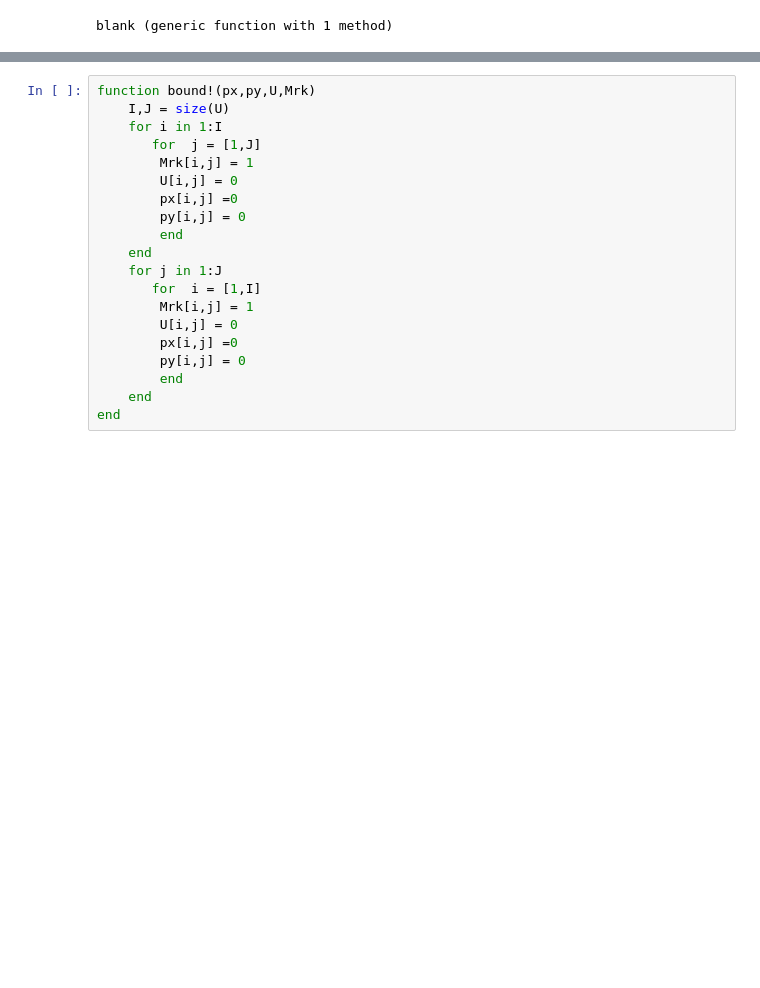
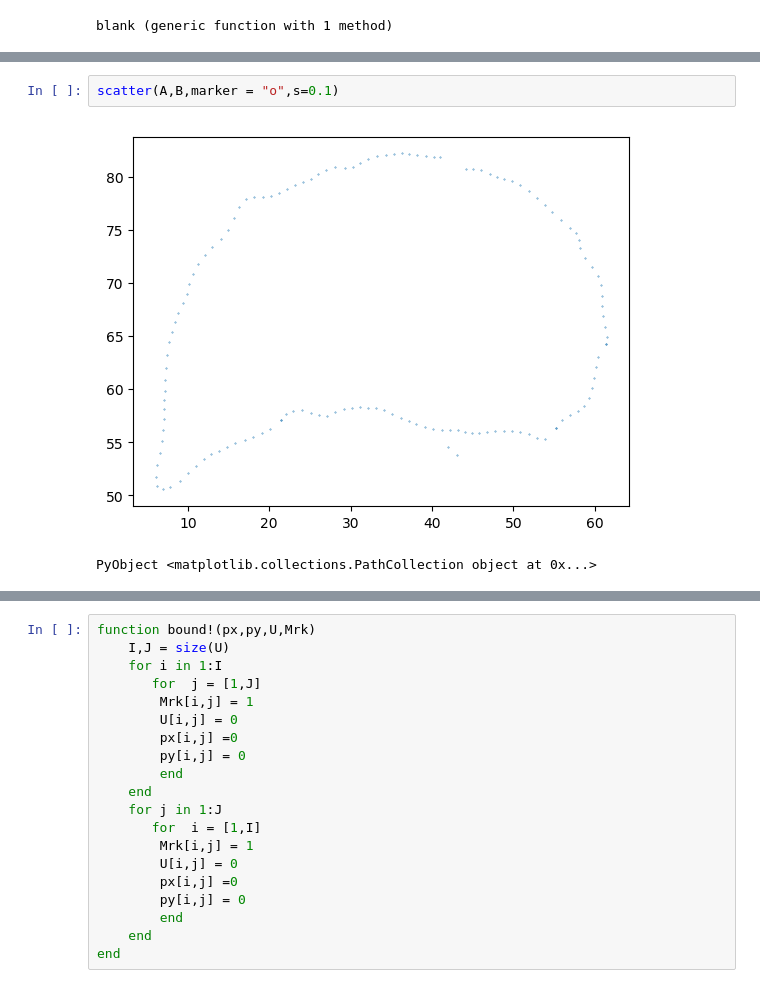
Before and after one commit to bfly123/DIPjulia, a Jupyter notebook: DIP.ipynb, the cells around one changed output, grey strips where cells are left out. Drawn from its saved outputs; the diff is of its cells as text; blank space fills up the shorter version.

```diff
--- a/DIP.ipynb
+++ b/DIP.ipynb
@@ -250,0 +557,5 @@ LoadError: syntax: incomplete: premature end of input
+# %%
+scatter(A,B,marker = "o",s=0.1)
+# %% [output]
+[figure, added]
+PyObject <matplotlib.collections.PathCollection object at 0x...>
```
Also changed, not shown: parts of 29 cells of this notebook, 2 other files.
